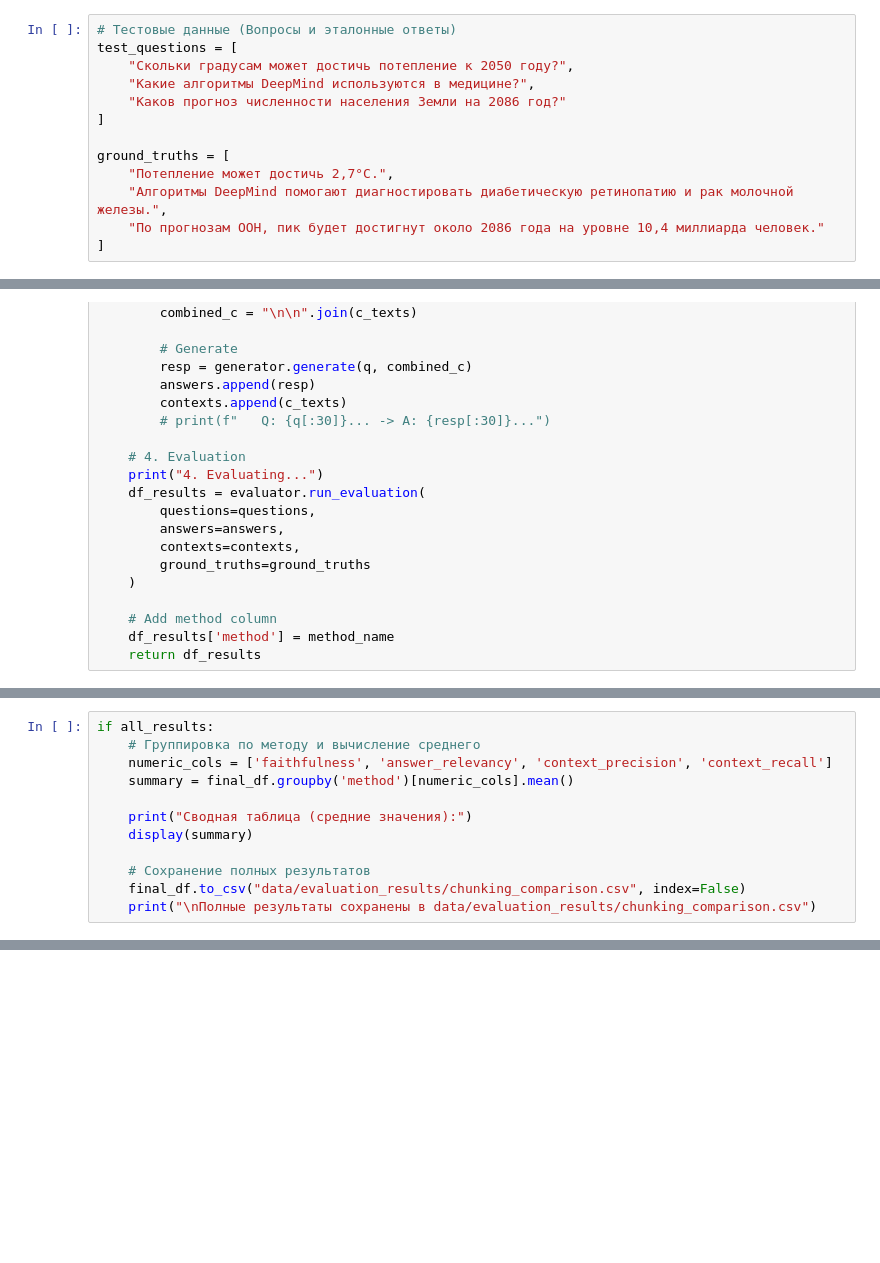
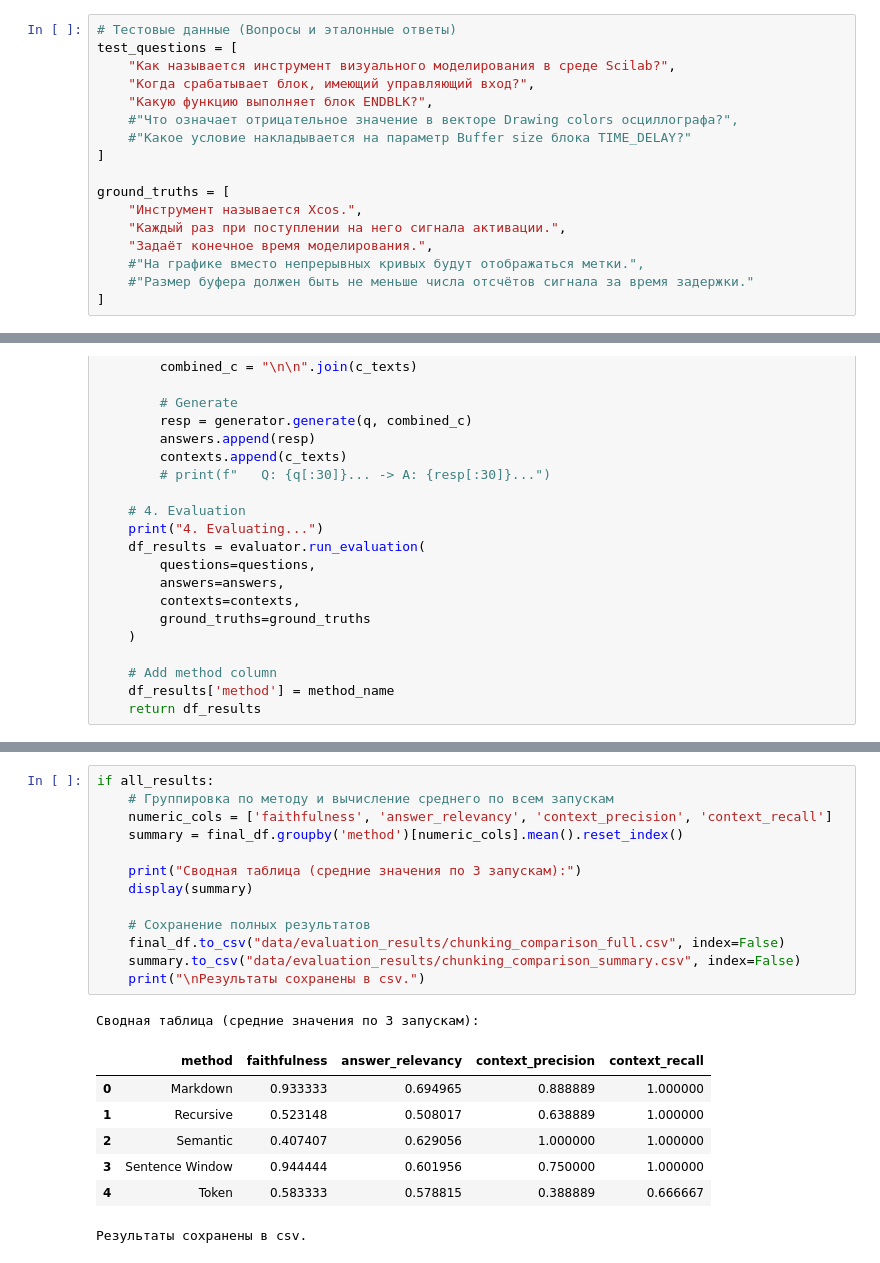
Before and after one commit to Kirill21897/LocalRAG, a Jupyter notebook: test_notebook.ipynb, the cells around one changed output, grey strips where cells are left out. Drawn from its saved outputs; the diff is of its cells as text; blank space fills up the shorter version.

Commit message:
feat: update evaluation pipeline

```diff
--- a/test_notebook.ipynb
+++ b/test_notebook.ipynb
@@ -265,15 +285,19 @@ print("Компоненты инициализированы.")
 # %%
 # Тестовые данные (Вопросы и эталонные ответы)
 test_questions = [
-    "Скольки градусам может достичь потепление к 2050 году?",
-    "Какие алгоритмы DeepMind используются в медицине?",
-    "Каков прогноз численности населения Земли на 2086 год?"
+    "Как называется инструмент визуального моделирования в среде Scilab?",
+    "Когда срабатывает блок, имеющий управляющий вход?",
+    "Какую функцию выполняет блок ENDBLK?",
+    #"Что означает отрицательное значение в векторе Drawing colors осциллографа?",
+    #"Какое условие накладывается на параметр Buffer size блока TIME_DELAY?"
 ]
 
 ground_truths = [
-    "Потепление может достичь 2,7°C.",
-    "Алгоритмы DeepMind помогают диагностировать диабетическую ретинопатию и рак молочной железы.",
-    "По прогнозам ООН, пик будет достигнут около 2086 года на уровне 10,4 миллиарда человек."
+    "Инструмент называется Xcos.",
+    "Каждый раз при поступлении на него сигнала активации.",
+    "Задаёт конечное время моделирования.",
+    #"На графике вместо непрерывных кривых будут отображаться метки.",
+    #"Размер буфера должен быть не меньше числа отсчётов сигнала за время задержки."
 ]
 # %%
 def run_pipeline_for_method(method_name, chunk_func, text, questions, ground_truths):
@@ -454,12 +357,0 @@ Starting Ragas evaluation pipeline...
-# %%
-if all_results:
-    # Группировка по методу и вычисление среднего
-    numeric_cols = ['faithfulness', 'answer_relevancy', 'context_precision', 'context_recall']
-    summary = final_df.groupby('method')[numeric_cols].mean()
-
-    print("Сводная таблица (средние значения):")
-    display(summary)
-
-    # Сохранение полных результатов
-    final_df.to_csv("data/evaluation_results/chunking_comparison.csv", index=False)
-    print("\nПолные результаты сохранены в data/evaluation_results/chunking_comparison.csv")
@@ -475,0 +493,22 @@ if all_results:
+# %%
+if all_results:
+    # Группировка по методу и вычисление среднего по всем запускам
+    numeric_cols = ['faithfulness', 'answer_relevancy', 'context_precision', 'context_recall']
+    summary = final_df.groupby('method')[numeric_cols].mean().reset_index()
+
+    print("Сводная таблица (средние значения по 3 запускам):")
+    display(summary)
+
+    # Сохранение полных результатов
+    final_df.to_csv("data/evaluation_results/chunking_comparison_full.csv", index=False)
+    summary.to_csv("data/evaluation_results/chunking_comparison_summary.csv", index=False)
+    print("\nРезультаты сохранены в csv.")
+# %% [output]
+Сводная таблица (средние значения по 3 запускам):
+|  | method | faithfulness | answer_relevancy | context_precision | context_recall |
+| 0 | Markdown | 0.933333 | 0.694965 | 0.888889 | 1.000000 |
+| 1 | Recursive | 0.523148 | 0.508017 | 0.638889 | 1.000000 |
+| 2 | Semantic | 0.407407 | 0.629056 | 1.000000 | 1.000000 |
+| 3 | Sentence Window | 0.944444 | 0.601956 | 0.750000 | 1.000000 |
+| 4 | Token | 0.583333 | 0.578815 | 0.388889 | 0.666667 |
+Результаты сохранены в csv.
```
Also changed, not shown: parts of 8 cells of this notebook, 15 other files.
